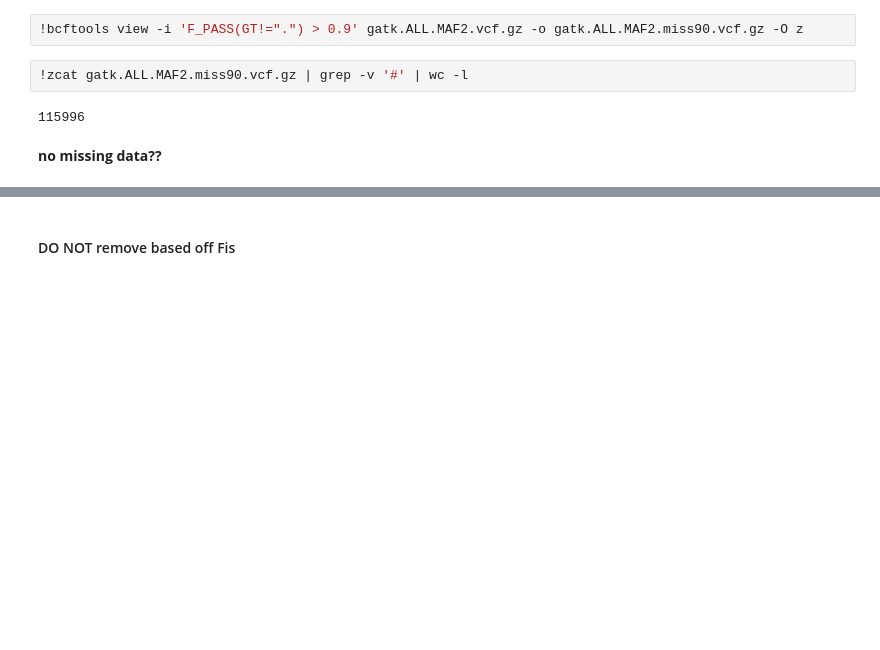
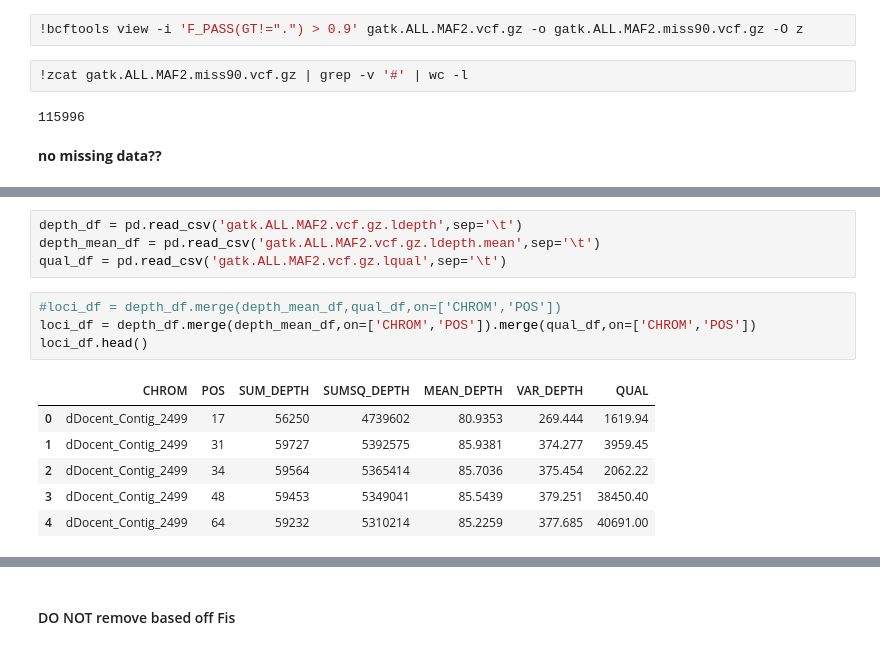
Before and after one commit to trevorfaske/ARTR_mixedploidy, a Jupyter notebook: denovo/5snp_filtering_sagebrush_gatk.ipynb, the cells around one changed output, grey strips where cells are left out. Cells and saved outputs as stored; diff of their text form; blank space fills up the shorter version.

```diff
--- a/denovo/5snp_filtering_sagebrush_gatk.ipynb
+++ b/denovo/5snp_filtering_sagebrush_gatk.ipynb
@@ -440,3 +203,18 @@ hardy.to_csv(path_or_buf=hardy_out)
+# %%
+depth_df = pd.read_csv('gatk.ALL.MAF2.vcf.gz.ldepth',sep='\t')
+depth_mean_df = pd.read_csv('gatk.ALL.MAF2.vcf.gz.ldepth.mean',sep='\t')
+qual_df = pd.read_csv('gatk.ALL.MAF2.vcf.gz.lqual',sep='\t')
+# %%
+#loci_df = depth_df.merge(depth_mean_df,qual_df,on=['CHROM','POS'])
+loci_df = depth_df.merge(depth_mean_df,on=['CHROM','POS']).merge(qual_df,on=['CHROM','POS'])
+loci_df.head()
+# %% [output]
+|  | CHROM | POS | SUM_DEPTH | SUMSQ_DEPTH | MEAN_DEPTH | VAR_DEPTH | QUAL |
+| 0 | dDocent_Contig_2499 | 17 | 56250 | 4739602 | 80.9353 | 269.444 | 1619.94 |
+| 1 | dDocent_Contig_2499 | 31 | 59727 | 5392575 | 85.9381 | 374.277 | 3959.45 |
+| 2 | dDocent_Contig_2499 | 34 | 59564 | 5365414 | 85.7036 | 375.454 | 2062.22 |
+| 3 | dDocent_Contig_2499 | 48 | 59453 | 5349041 | 85.5439 | 379.251 | 38450.40 |
+| 4 | dDocent_Contig_2499 | 64 | 59232 | 5310214 | 85.2259 | 377.685 | 40691.00 |
 # %%
 loci_df.SUM_DEPTH.describe()
 # %% [output]
```
Also changed, not shown: parts of 66 cells of this notebook.
